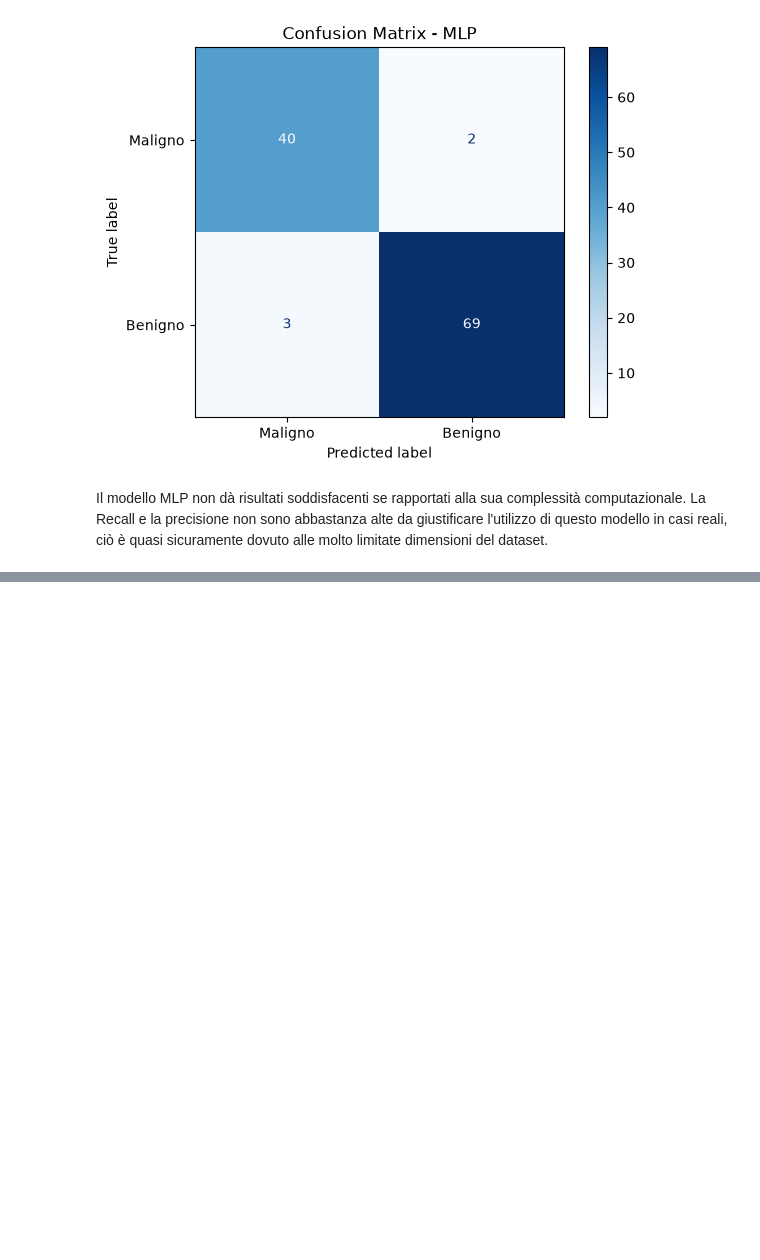
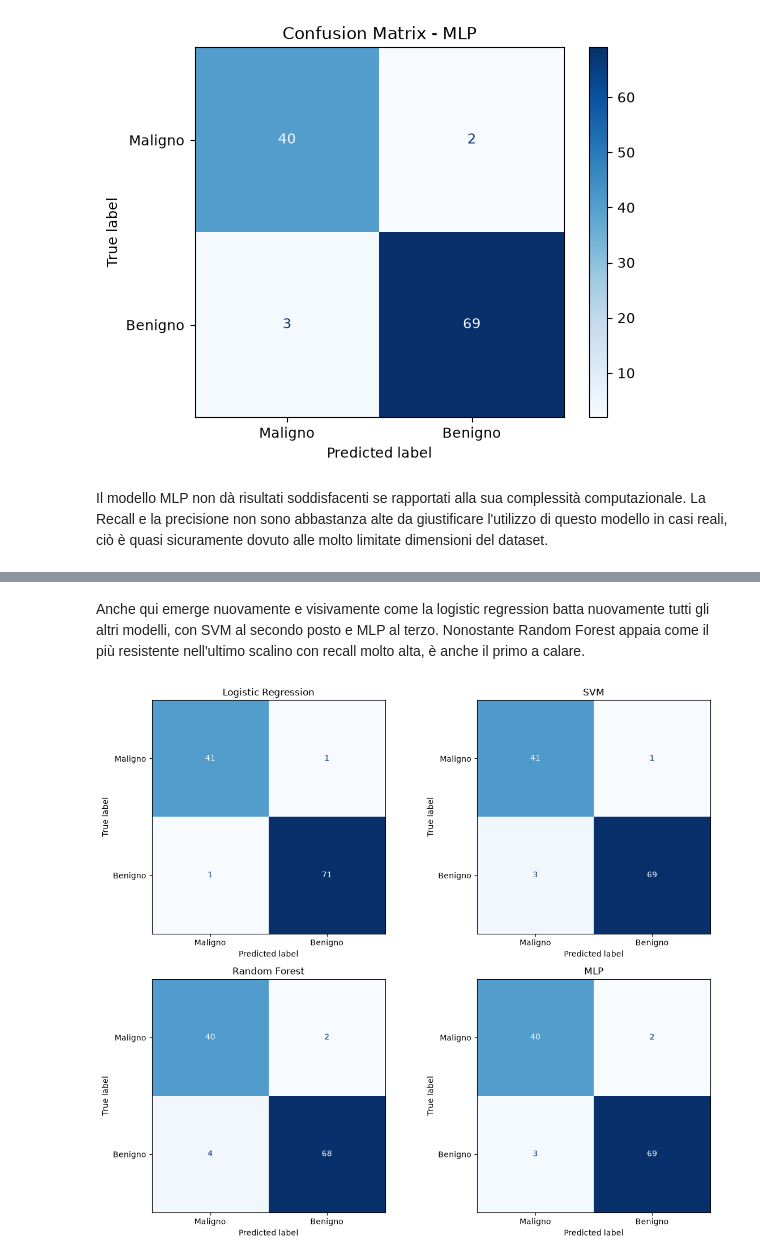
Before and after one commit to JacopoFoschi2/ElaboratoOIAML, a Jupyter notebook: progetto_esame.ipynb, the cells around one changed output, grey strips where cells are left out. Drawn from its saved outputs; the diff is of its cells as text; code cells hidden in the pictures; blank space fills up the shorter version.

```diff
--- a/progetto_esame.ipynb
+++ b/progetto_esame.ipynb
@@ -548,0 +616,22 @@ Avendo finito di creare
+# %% [markdown]
+Anche qui emerge nuovamente e visivamente come la logistic regression batta nuovamente tutti gli altri modelli, con SVM al secondo posto e MLP al terzo. Nonostante Random Forest appaia come il più resistente nell'ultimo scalino con recall molto alta, è anche il primo a calare.
+# %%
+fig, axes = plt.subplots(2, 2, figsize=(12, 10))
+axes = axes.ravel()
+
+cms = {
+    'Logistic Regression': cm_logreg,
+    'SVM': cm_svm,
+    'Random Forest': cm_rf,
+    'MLP': cm_mlp,
+}
+
+for ax, (name, cm) in zip(axes, cms.items()):
+    disp = ConfusionMatrixDisplay(confusion_matrix=cm, display_labels=['Maligno', 'Benigno'])
+    disp.plot(ax=ax, cmap='Blues', colorbar=False)
+    ax.set_title(name)
+
+plt.tight_layout()
+plt.show()
+# %% [output]
+[figure, added]
```
Also changed, not shown: parts of 9 cells of this notebook.
